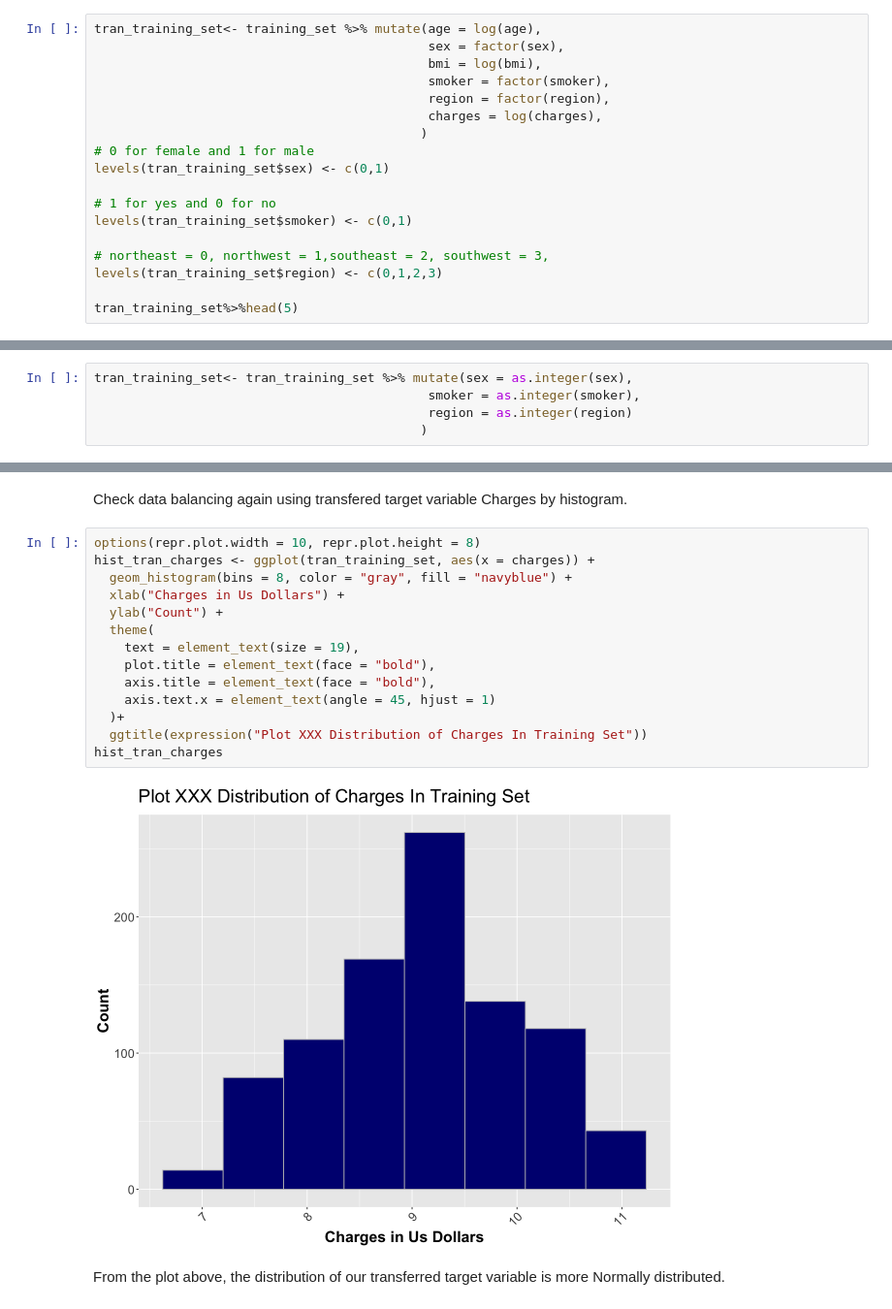
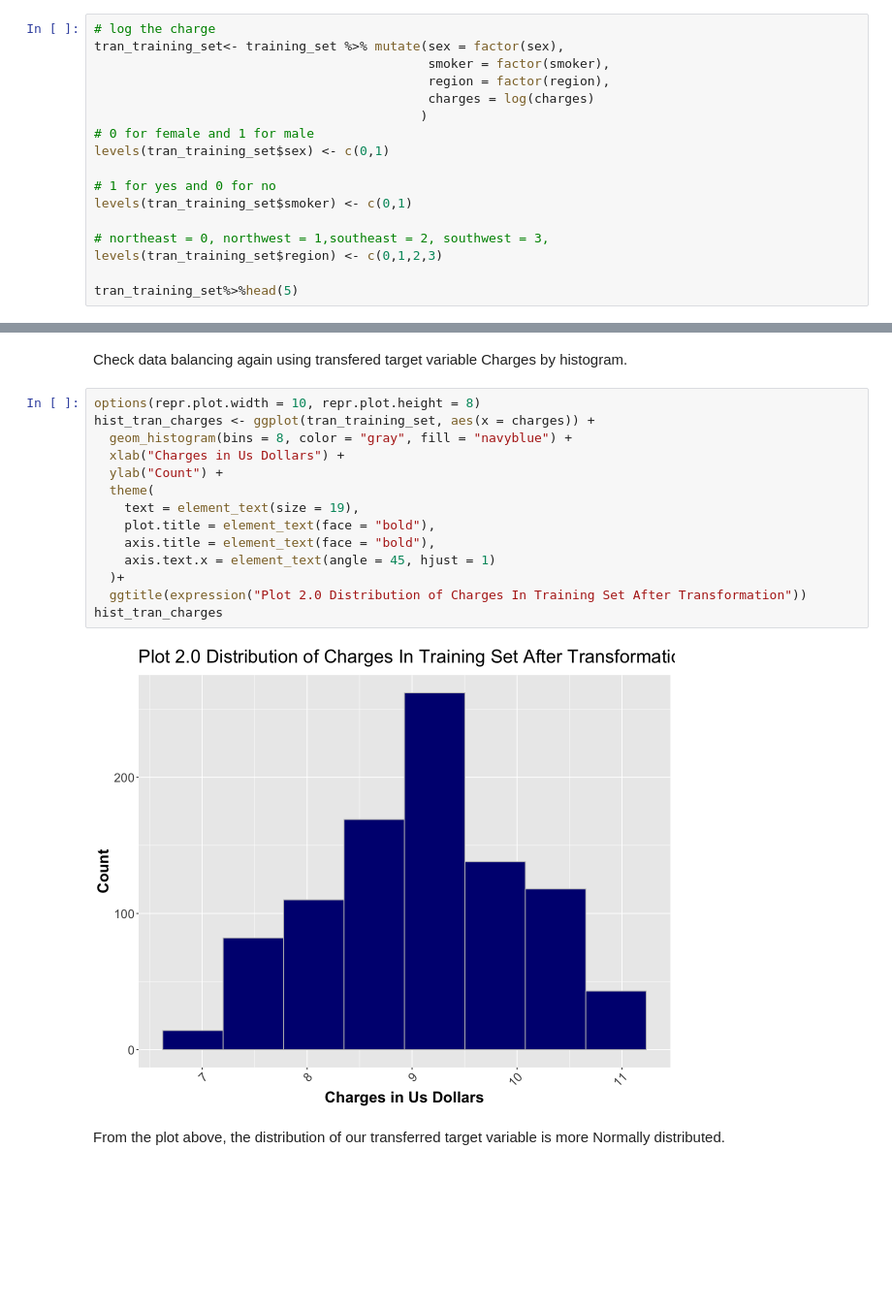
Before and after one commit to Zibo-S/STAT301_Gp_4, a Jupyter notebook: Final_Report_Draft.ipynb, the cells around one changed output, grey strips where cells are left out. Shown at 97% size. Drawn from its saved outputs; the diff is of its cells as text; blank space fills up the shorter version.

```diff
--- a/Final_Report_Draft.ipynb
+++ b/Final_Report_Draft.ipynb
@@ -132,12 +108,11 @@ Since glmnet cannot handle categorical variables directly, transferring categori
 # drop feature 'ID' since it is irrelevant to our target
 training_set=training_set[-8]
 # %%
-tran_training_set<- training_set %>% mutate(age = log(age),
-                                            sex = factor(sex),
-                                            bmi = log(bmi),
+# log the charge
+tran_training_set<- training_set %>% mutate(sex = factor(sex),
                                             smoker = factor(smoker),
                                             region = factor(region),
-                                            charges = log(charges),
+                                            charges = log(charges)
                                            )
 # 0 for female and 1 for male
 levels(tran_training_set$sex) <- c(0,1)
@@ -161,5 +135,0 @@ A data.frame: 5 × 7
-# %%
-tran_training_set<- tran_training_set %>% mutate(sex = as.integer(sex),
-                                            smoker = as.integer(smoker),
-                                            region = as.integer(region)
-                                           )
@@ -179,19 +138,19 @@ Check data balancing again using transfered target variable Charges by histogram
 # %%
 options(repr.plot.width = 10, repr.plot.height = 8)
 hist_tran_charges <- ggplot(tran_training_set, aes(x = charges)) +
   geom_histogram(bins = 8, color = "gray", fill = "navyblue") +
   xlab("Charges in Us Dollars") +
   ylab("Count") +
   theme(
     text = element_text(size = 19),
     plot.title = element_text(face = "bold"),
     axis.title = element_text(face = "bold"),
     axis.text.x = element_text(angle = 45, hjust = 1)
   )+
-  ggtitle(expression("Plot XXX Distribution of Charges In Training Set"))
+  ggtitle(expression("Plot 2.0 Distribution of Charges In Training Set After Transformation"))
 hist_tran_charges
 # %% [output]
-[figure, old version]
+[figure, new version]
 # %% [markdown]
 From the plot above, the distribution of our transferred target variable is more Normally distributed.
 # %% [markdown]
```
Also changed, not shown: parts of 41 cells of this notebook.
